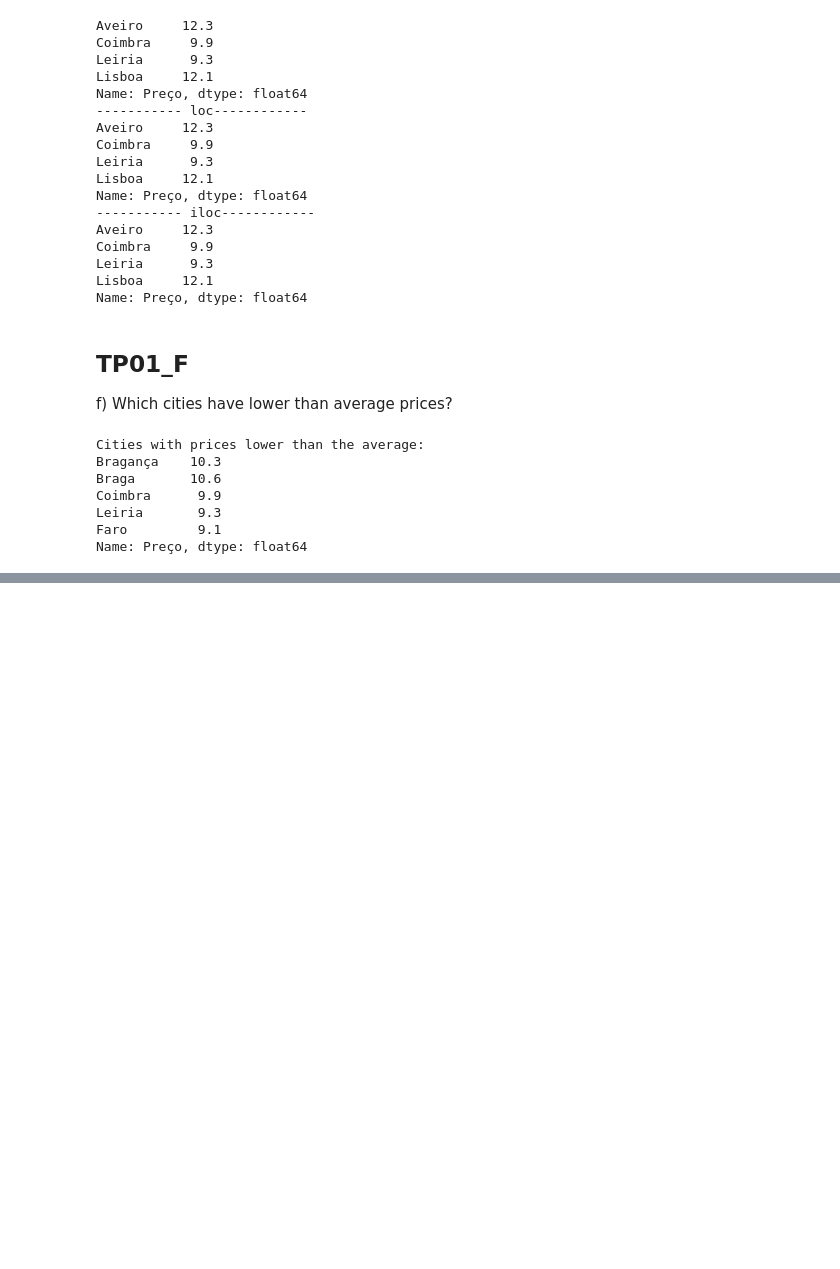
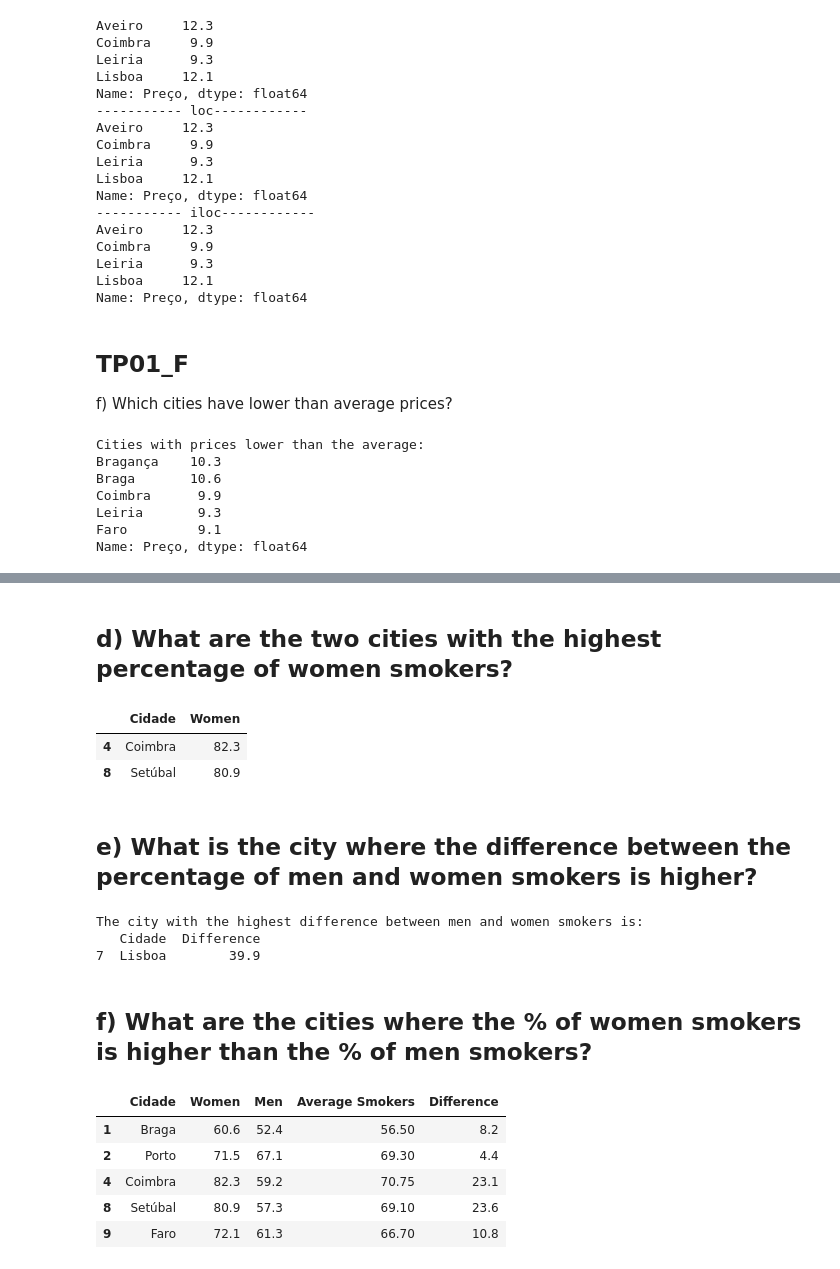
Before and after one commit to tassiogomes/MINDD-ISEP, a Jupyter notebook: MINDD_TP01.ipynb, the cells around one changed output, grey strips where cells are left out. Saved outputs shown, nothing was run; the diff lists cells and outputs as text; code cells hidden in the pictures; blank space fills up the shorter version.

```diff
--- a/MINDD_TP01.ipynb
+++ b/MINDD_TP01.ipynb
@@ -165,0 +282,40 @@ Name: Preço, dtype: float64
+# %% [markdown]
+## d) What are the two cities with the highest percentage of women smokers?
+# %%
+highest_women_smokers = df.sort_values(by='Women', ascending=False)
+
+# Select the top two cities with the highest percentage of women smokers
+top_two_cities = highest_women_smokers[['Cidade', 'Women']].head(2)
+top_two_cities
+# %% [output]
+|  | Cidade | Women |
+| 4 | Coimbra | 82.3 |
+| 8 | Setúbal | 80.9 |
+# %% [markdown]
+## e) What is the city where the difference between the percentage of men and women smokers is higher?
+# %%
+# Calculate the difference between the percentage of men and women smokers for each city
+df['Difference'] = df.apply(lambda row: abs(row['Women'] - row['Men']), axis=1).copy()
+
+# Find the city with the highest difference
+city_with_highest_difference = df[df['Difference'] == df['Difference'].max()]
+
+# Display the city with the highest difference
+print("The city with the highest difference between men and women smokers is:")
+print(city_with_highest_difference[['Cidade', 'Difference']])
+# %% [output]
+The city with the highest difference between men and women smokers is:
+   Cidade  Difference
+7  Lisboa        39.9
+# %% [markdown]
+## f) What are the cities where the % of women smokers is higher than the % of men smokers?
+# %%
+cities_higher_women_smokers = df[df['Women'] > df['Men']]
+cities_higher_women_smokers
+# %% [output]
+|  | Cidade | Women | Men | Average Smokers | Difference |
+| 1 | Braga | 60.6 | 52.4 | 56.50 | 8.2 |
+| 2 | Porto | 71.5 | 67.1 | 69.30 | 4.4 |
+| 4 | Coimbra | 82.3 | 59.2 | 70.75 | 23.1 |
+| 8 | Setúbal | 80.9 | 57.3 | 69.10 | 23.6 |
+| 9 | Faro | 72.1 | 61.3 | 66.70 | 10.8 |
```
Also changed, not shown: parts of 17 cells of this notebook.
